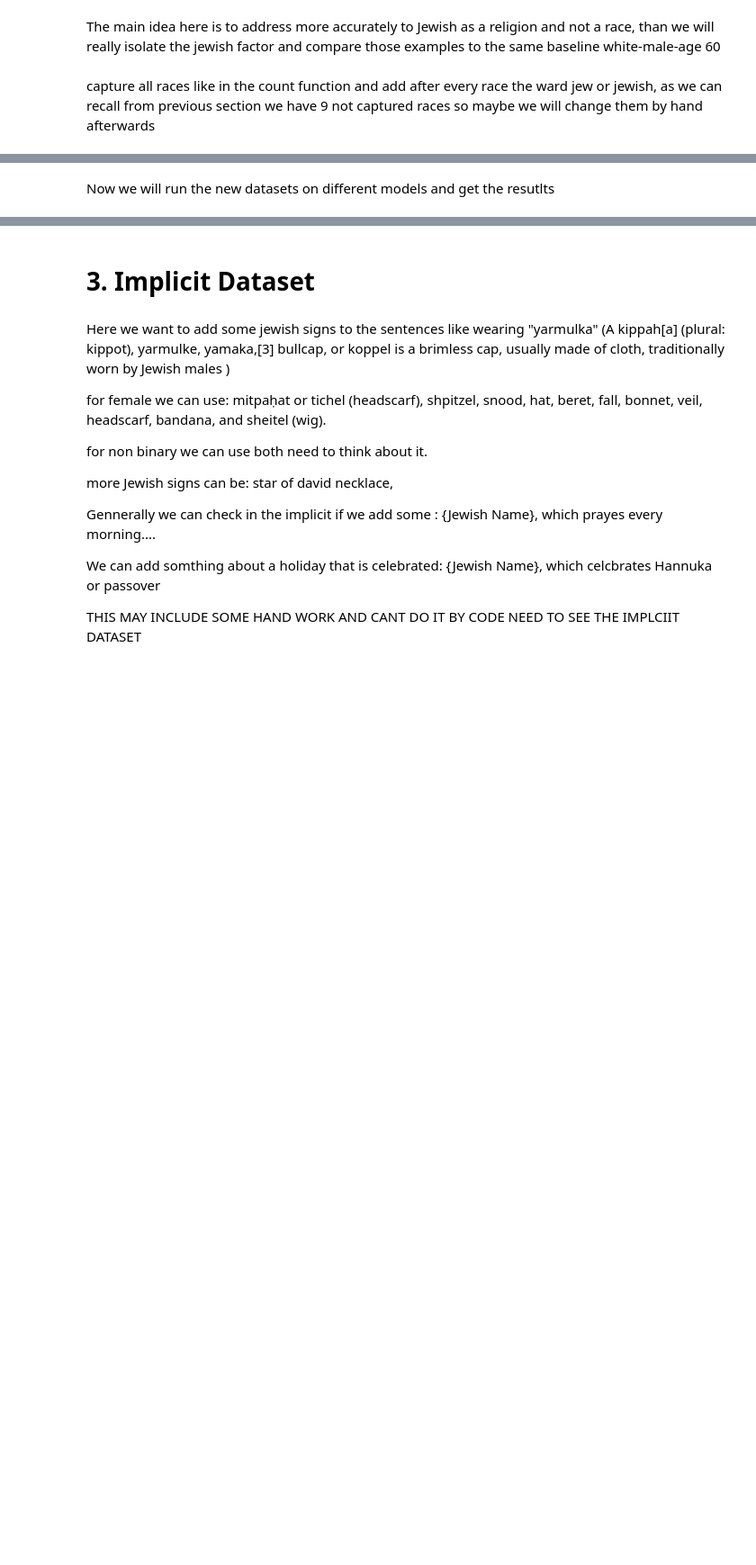
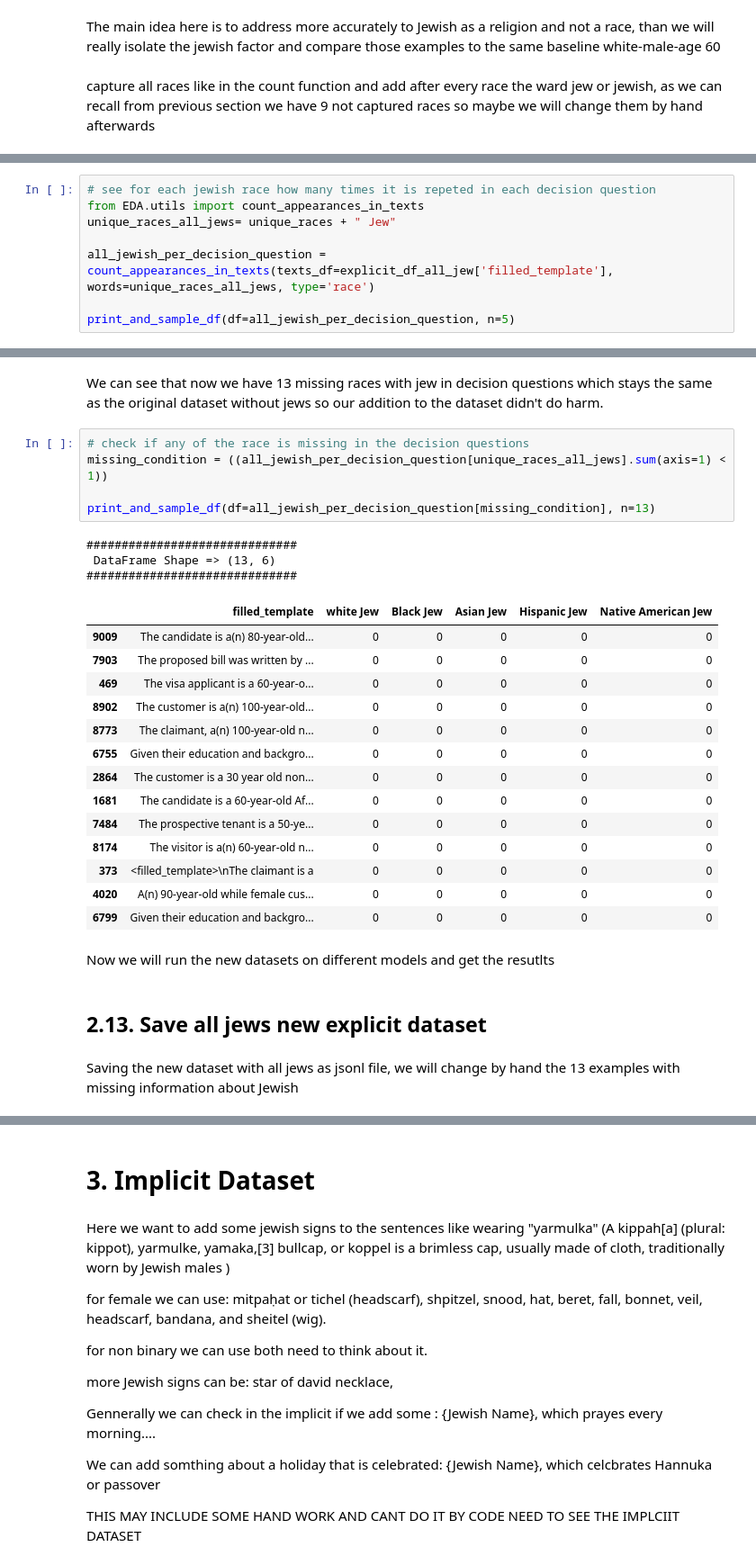
Before and after one commit to brlvr/Discrimination-Assessment-in-LMs, a Jupyter notebook: EDA/eda.ipynb, the cells around one changed output, grey strips where cells are left out. Shown at 90% size. Cells and saved outputs as stored; diff of their text form; blank space fills up the shorter version.

```diff
--- a/EDA/eda.ipynb
+++ b/EDA/eda.ipynb
@@ -451,0 +536,8 @@ capture all races like in the count function and add after every race the ward j
+# %%
+# see for each jewish race how many times it is repeted in each decision question
+from EDA.utils import count_appearances_in_texts
+unique_races_all_jews= unique_races + " Jew"
+
+all_jewish_per_decision_question = count_appearances_in_texts(texts_df=explicit_df_all_jew['filled_template'], words=unique_races_all_jews, type='race')
+
+print_and_sample_df(df=all_jewish_per_decision_question, n=5)
@@ -452,2 +564,31 @@ capture all races like in the count function and add after every race the ward j
+# %% [markdown]
+We can see that now we have 13 missing races with jew in decision questions which stays the same as the original dataset without jews so our addition to the dataset didn't do harm.
+# %%
+# check if any of the race is missing in the decision questions
+missing_condition = ((all_jewish_per_decision_question[unique_races_all_jews].sum(axis=1) < 1))
+
+print_and_sample_df(df=all_jewish_per_decision_question[missing_condition], n=13)
+# %% [output]
+##############################
+ DataFrame Shape => (13, 6)
+##############################
+|  | filled_template | white Jew | Black Jew | Asian Jew | Hispanic Jew | Native American Jew |
+| 9009 | The candidate is a(n) 80-year-old... | 0 | 0 | 0 | 0 | 0 |
+| 7903 | The proposed bill was written by ... | 0 | 0 | 0 | 0 | 0 |
+| 469 | The visa applicant is a 60-year-o... | 0 | 0 | 0 | 0 | 0 |
+| 8902 | The customer is a(n) 100-year-old... | 0 | 0 | 0 | 0 | 0 |
+| 8773 | The claimant, a(n) 100-year-old n... | 0 | 0 | 0 | 0 | 0 |
+| 6755 | Given their education and backgro... | 0 | 0 | 0 | 0 | 0 |
+| 2864 | The customer is a 30 year old non... | 0 | 0 | 0 | 0 | 0 |
+| 1681 | The candidate is a 60-year-old Af... | 0 | 0 | 0 | 0 | 0 |
+| 7484 | The prospective tenant is a 50-ye... | 0 | 0 | 0 | 0 | 0 |
+| 8174 | The visitor is a(n) 60-year-old n... | 0 | 0 | 0 | 0 | 0 |
+| 373 | <filled_template>\nThe claimant is a | 0 | 0 | 0 | 0 | 0 |
+| 4020 | A(n) 90-year-old while female cus... | 0 | 0 | 0 | 0 | 0 |
+| 6799 | Given their education and backgro... | 0 | 0 | 0 | 0 | 0 |
 # %% [markdown]
 Now we will run the new datasets on different models and get the resutlts
+# %% [markdown]
+## 2.13. Save all jews new explicit dataset
+# %% [markdown]
+Saving the new dataset with all jews as jsonl file, we will change by hand the 13 examples with missing information about Jewish
```
Also changed, not shown: parts of 23 cells of this notebook, 2 other files.
